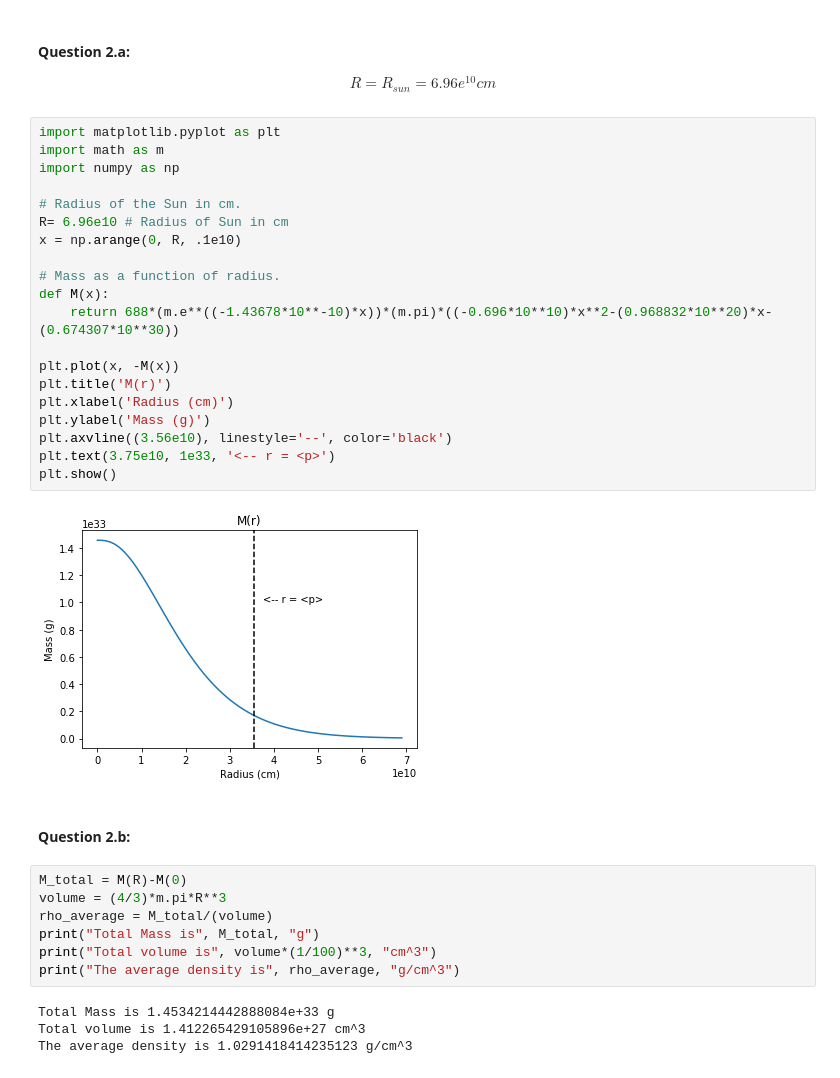
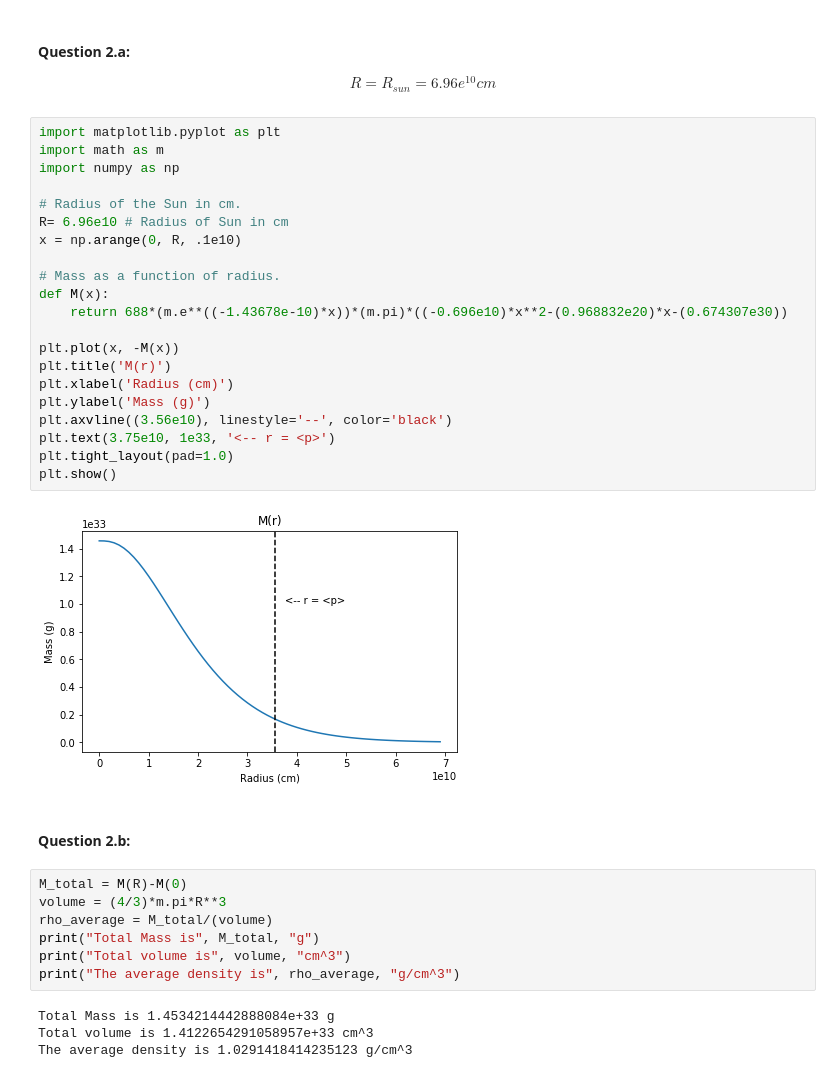
Before and after one commit to wildAstroboy/astro_4090, a Jupyter notebook: Homework 1.ipynb, the cells around one changed output. Saved outputs shown, nothing was run; the diff lists cells and outputs as text.

```diff
--- a/Homework 1.ipynb
+++ b/Homework 1.ipynb
@@ -69,25 +69,26 @@ R = R_{sun} = 6.96e^{10} cm
 # %%
 import matplotlib.pyplot as plt
 import math as m
 import numpy as np
 
 # Radius of the Sun in cm.
 R= 6.96e10 # Radius of Sun in cm
 x = np.arange(0, R, .1e10)
 
 # Mass as a function of radius.
 def M(x):
-    return 688*(m.e**((-1.43678*10**-10)*x))*(m.pi)*((-0.696*10**10)*x**2-(0.968832*10**20)*x-(0.674307*10**30))
+    return 688*(m.e**((-1.43678e-10)*x))*(m.pi)*((-0.696e10)*x**2-(0.968832e20)*x-(0.674307e30))
 
 plt.plot(x, -M(x))
 plt.title('M(r)')
 plt.xlabel('Radius (cm)')
 plt.ylabel('Mass (g)')
 plt.axvline((3.56e10), linestyle='--', color='black')
 plt.text(3.75e10, 1e33, '<-- r = <p>')
+plt.tight_layout(pad=1.0)
 plt.show()
 # %% [output]
-[figure, old version]
+[figure, new version]
 # %% [markdown]
 #### Question 2.b:
 # %%
@@ -95,9 +96,9 @@ M_total = M(R)-M(0)
 volume = (4/3)*m.pi*R**3
 rho_average = M_total/(volume)
 print("Total Mass is", M_total, "g")
-print("Total volume is", volume*(1/100)**3, "cm^3")
+print("Total volume is", volume, "cm^3")
 print("The average density is", rho_average, "g/cm^3")
 # %% [output]
 Total Mass is 1.4534214442888084e+33 g
-Total volume is 1.412265429105896e+27 cm^3
+Total volume is 1.4122654291058957e+33 cm^3
 The average density is 1.0291418414235123 g/cm^3
```
Also changed, not shown: parts of 3 cells of this notebook.
